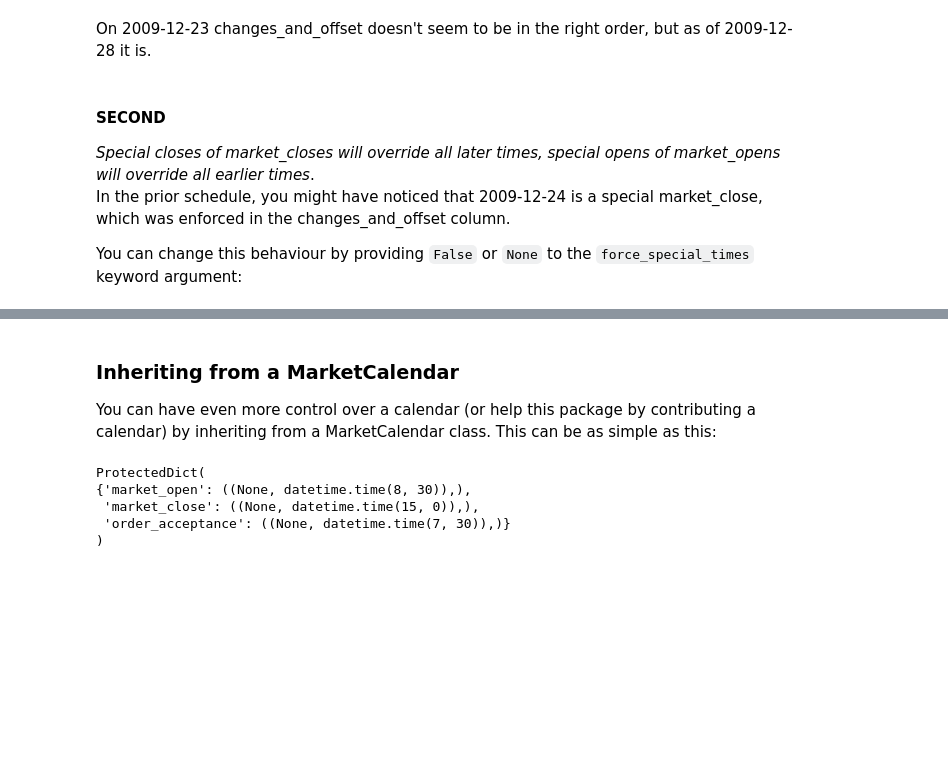
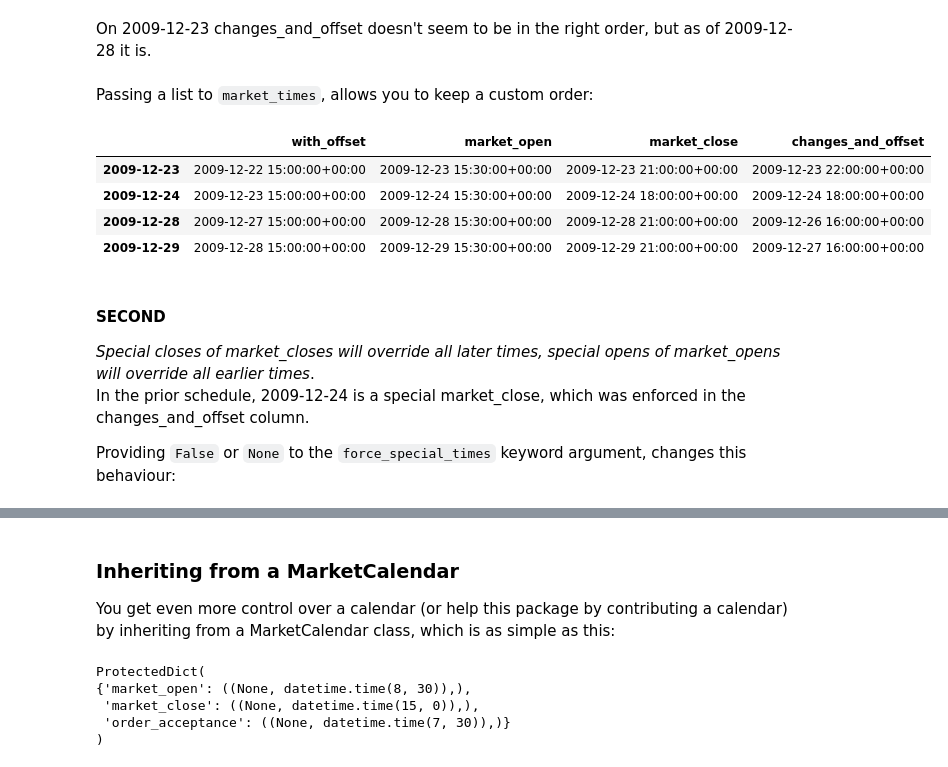
Before and after one commit to rsheftel/pandas_market_calendars, a Jupyter notebook: examples/usage.ipynb, the cells around one changed output, grey strips where cells are left out. Saved outputs shown, nothing was run; the diff lists cells and outputs as text; code cells hidden in the pictures; blank space fills up the shorter version.

```diff
--- a/examples/usage.ipynb
+++ b/examples/usage.ipynb
@@ -254,13 +266,23 @@ cal.schedule("2009-12-23", "2009-12-29", market_times= "all")
 | 2009-12-29 | 2009-12-27 16:00:00+00:00 | 2009-12-28 15:00:00+00:00 | 2009-12-29 15:00:00+00:00 | 2009-12-29 15:30:00+00:00 | 2009-12-29 21:00:00+00:00 |
 # %% [markdown]
 On 2009-12-23 changes_and_offset doesn't seem to be in the right order, but as of 2009-12-28 it is.
+# %% [markdown]
+Passing a list to `market_times`, allows you to keep a custom order:
+# %%
+cal.schedule("2009-12-23", "2009-12-29", market_times= ["with_offset", "market_open", "market_close", "changes_and_offset"])
+# %% [output]
+|  | with_offset | market_open | market_close | changes_and_offset |
+| 2009-12-23 | 2009-12-22 15:00:00+00:00 | 2009-12-23 15:30:00+00:00 | 2009-12-23 21:00:00+00:00 | 2009-12-23 22:00:00+00:00 |
+| 2009-12-24 | 2009-12-23 15:00:00+00:00 | 2009-12-24 15:30:00+00:00 | 2009-12-24 18:00:00+00:00 | 2009-12-24 18:00:00+00:00 |
+| 2009-12-28 | 2009-12-27 15:00:00+00:00 | 2009-12-28 15:30:00+00:00 | 2009-12-28 21:00:00+00:00 | 2009-12-26 16:00:00+00:00 |
+| 2009-12-29 | 2009-12-28 15:00:00+00:00 | 2009-12-29 15:30:00+00:00 | 2009-12-29 21:00:00+00:00 | 2009-12-27 16:00:00+00:00 |
 # %% [markdown]
 #### SECOND
 
 *Special closes of market_closes will override all later times, special opens of market_opens will override all earlier times*.\
-In the prior schedule, you might have noticed that 2009-12-24 is a special market_close, which was enforced in the changes_and_offset column.
+In the prior schedule, 2009-12-24 is a special market_close, which was enforced in the changes_and_offset column.
 
-You can change this behaviour by providing `False` or `None` to the `force_special_times` keyword argument:
+Providing `False` or `None` to the `force_special_times` keyword argument, changes this behaviour:
 # %%
 # False - will only adjust the columns itself (changes_and_offset left alone, market_close adjusted)
 cal.schedule("2009-12-23", "2009-12-29", market_times= "all", force_special_times= False)
@@ -282,6 +304,5 @@ cal.schedule("2009-12-23", "2009-12-29", market_times= "all", force_special_time
 # %% [markdown]
 ### Inheriting from a MarketCalendar
 
-You can have even more control over a calendar (or help this package by contributing a calendar) by inheriting from a MarketCalendar class.
-This can be as simple as this:
+You get even more control over a calendar (or help this package by contributing a calendar) by inheriting from a MarketCalendar class, which is as simple as this:
 # %%
```
Also changed, not shown: parts of 20 cells of this notebook, 1 other file.
